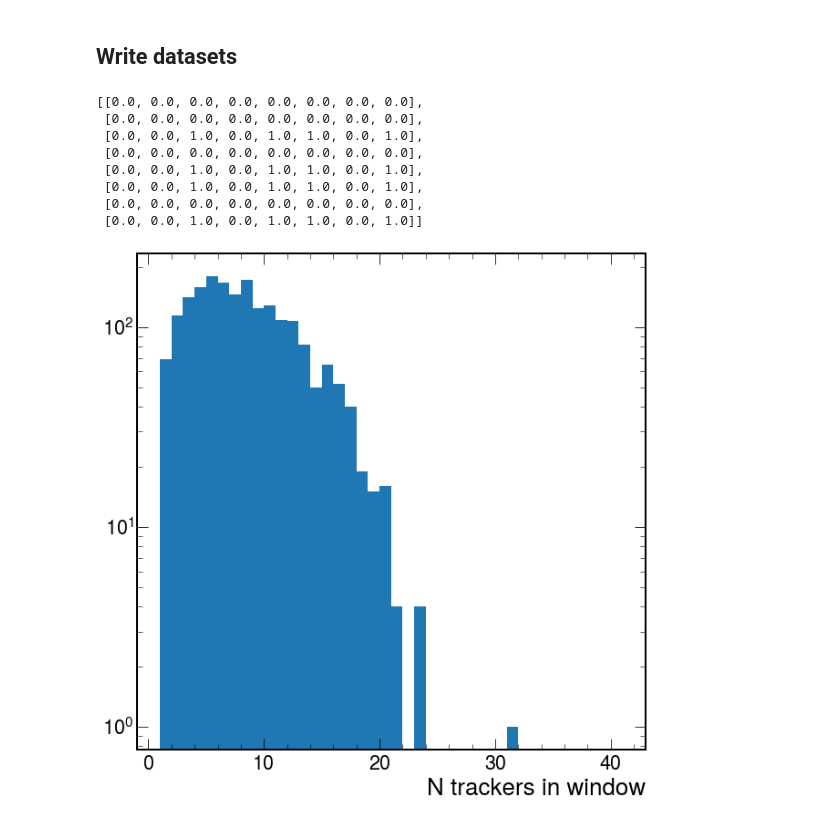
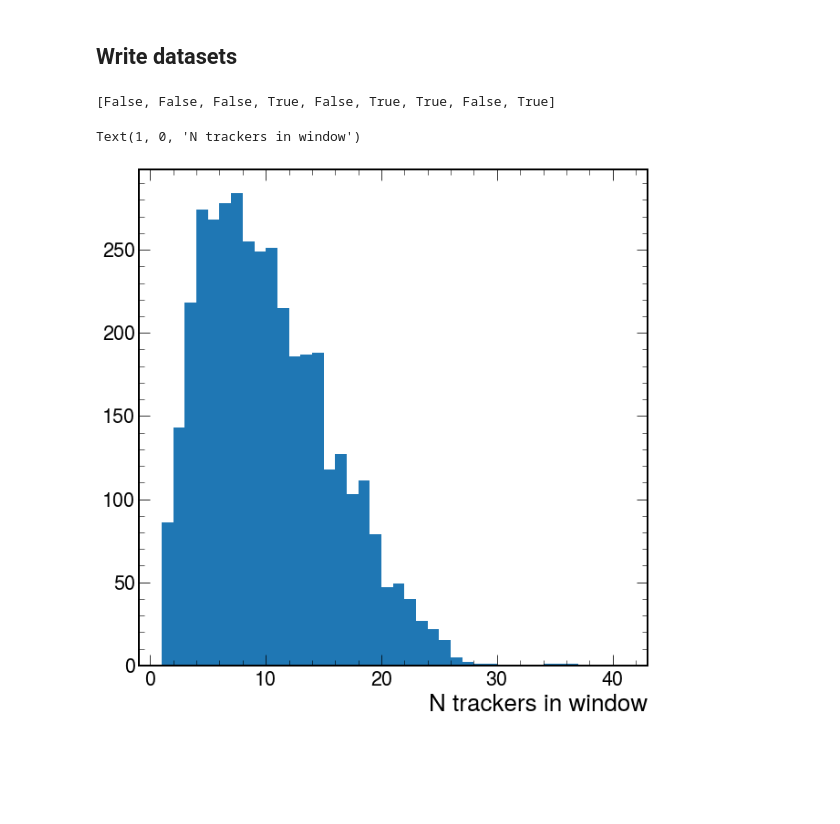
Before and after one commit to valsdav/HGCAL_Linking, a Jupyter notebook: Ntuplizer.ipynb, the cells around one changed output. Drawn from its saved outputs; the diff is of its cells as text; code cells hidden in the pictures; blank space fills up the shorter version.

```diff
--- a/Ntuplizer.ipynb
+++ b/Ntuplizer.ipynb
@@ -72,7 +72,7 @@ tracksters = [ ]
 associations = [ ]
 
 i = 0
-N = 100
+N = 200
 for file in files:
     if i >= N: break
     i+=1
@@ -154,7 +158,10 @@ Text(0, 1, 'phi')
 # %%
-def in_window_nonumba(calo_eta, calo_phi, calo_z, track_eta, track_phi, track_z, builder):
-    deta = 0.1
-    dphi = 0.2
+import numba
+
+@numba.njit
+def in_window(calo_eta, calo_phi, calo_z, track_eta, track_phi, track_z, builder):
+    deta = 0.10
+    dphi = 0.25
     for c_eta, c_phi, c_z, t_eta, t_phi, t_z in zip(calo_eta, calo_phi, calo_z, track_eta, track_phi, track_z):
         builder.begin_list()
         for (ceta, cphi, cz, teta,tphi, tz) in zip(c_eta, c_phi, c_z, t_eta, t_phi, t_z):
@@ -165,20 +172,3 @@ def in_window_nonumba(calo_eta, calo_phi, calo_z, track_eta, track_phi, track_z,
             builder.append(same_z & in_eta & in_phi)
         builder.end_list()
     return builder
-# %%
-import numba
-
-@numba.njit
-def in_window(calo_eta, calo_phi, calo_z, track_eta, track_phi, track_z, builder):
-    deta = 0.1
-    dphi = 0.2
-    for c_eta, c_phi, c_z, t_eta, t_phi, t_z in zip(calo_eta, calo_phi, calo_z, track_eta, track_phi, track_z):
-        builder.begin_list()
-        for (ceta, cphi, cz, teta,tphi, tz) in zip(c_eta, c_phi, c_z, t_eta, t_phi, t_z):
-            #print(cz, tz, ceta, teta, cphi,tphi)
-            same_z = np.sign(cz) == np.sign(tz)
-            in_eta = abs(ceta- teta) < deta
-            in_phi = abs(((cphi - tphi + np.pi) % (2 * np.pi) - np.pi)) < dphi
-            builder.append(same_z & in_eta & in_phi)
-        builder.end_list()
-    return builder
@@ -279,7 +262,7 @@ def calo_match_mask(tcks_indices, indices_to_match, builder):
         builder.end_list()
     return builder
 # %%
-min_score = 0.2
+min_score = 0.3
 masked_score  = ak.mask(df_ass.tsCLUE3D_recoToSim_CP_score, df_ass.tsCLUE3D_recoToSim_CP_score<min_score)
 armin = ak.fill_none(ak.argmin(masked_score, axis=2), -1)
 trackers_to_calo_ = calo_match_mask(df_ass.tsCLUE3D_recoToSim_CP, armin, ak.ArrayBuilder()).snapshot()
@@ -511,17 +492,11 @@ ak.to_parquet(dataset, "dataset.parquet")
 # %%
 dataset.Y[1].tolist()
 # %% [output]
-[[0.0, 0.0, 0.0, 0.0, 0.0, 0.0, 0.0, 0.0],
- [0.0, 0.0, 0.0, 0.0, 0.0, 0.0, 0.0, 0.0],
- [0.0, 0.0, 1.0, 0.0, 1.0, 1.0, 0.0, 1.0],
- [0.0, 0.0, 0.0, 0.0, 0.0, 0.0, 0.0, 0.0],
- [0.0, 0.0, 1.0, 0.0, 1.0, 1.0, 0.0, 1.0],
- [0.0, 0.0, 1.0, 0.0, 1.0, 1.0, 0.0, 1.0],
- [0.0, 0.0, 0.0, 0.0, 0.0, 0.0, 0.0, 0.0],
- [0.0, 0.0, 1.0, 0.0, 1.0, 1.0, 0.0, 1.0]]
+[False, False, False, True, False, True, True, False, True]
 # %%
-plt.hist(ak.num(dataset.X), bins=40, range=(1,41))
+plt.hist(ak.num(dataset.X, axis=1), bins=40, range=(1,41))
 plt.xlabel("N trackers in window")
-plt.yscale("log")
+#plt.yscale("log")
 # %% [output]
+Text(1, 0, 'N trackers in window')
-[figure, old version]
+[figure, new version]
```
Also changed, not shown: parts of 27 cells of this notebook, 4 other files.
